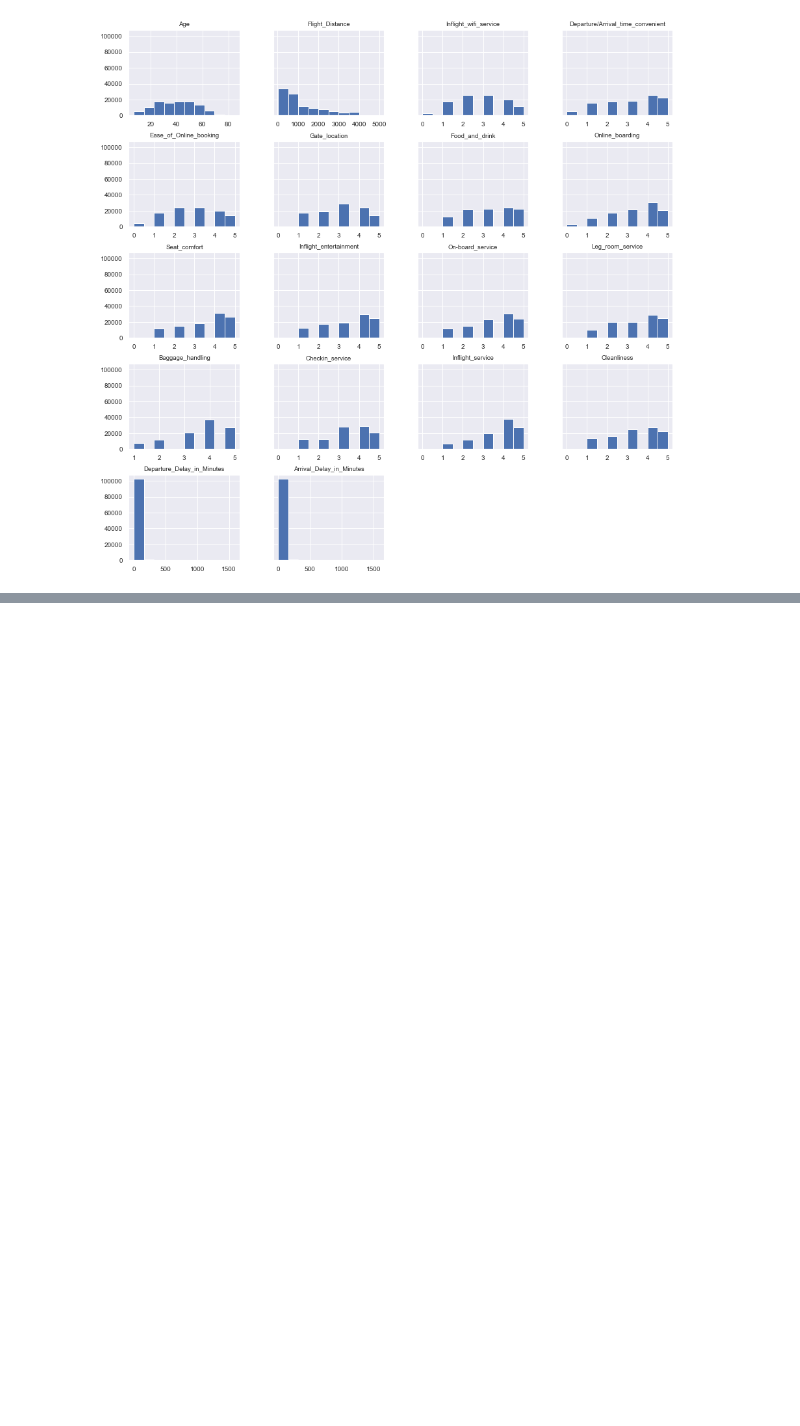
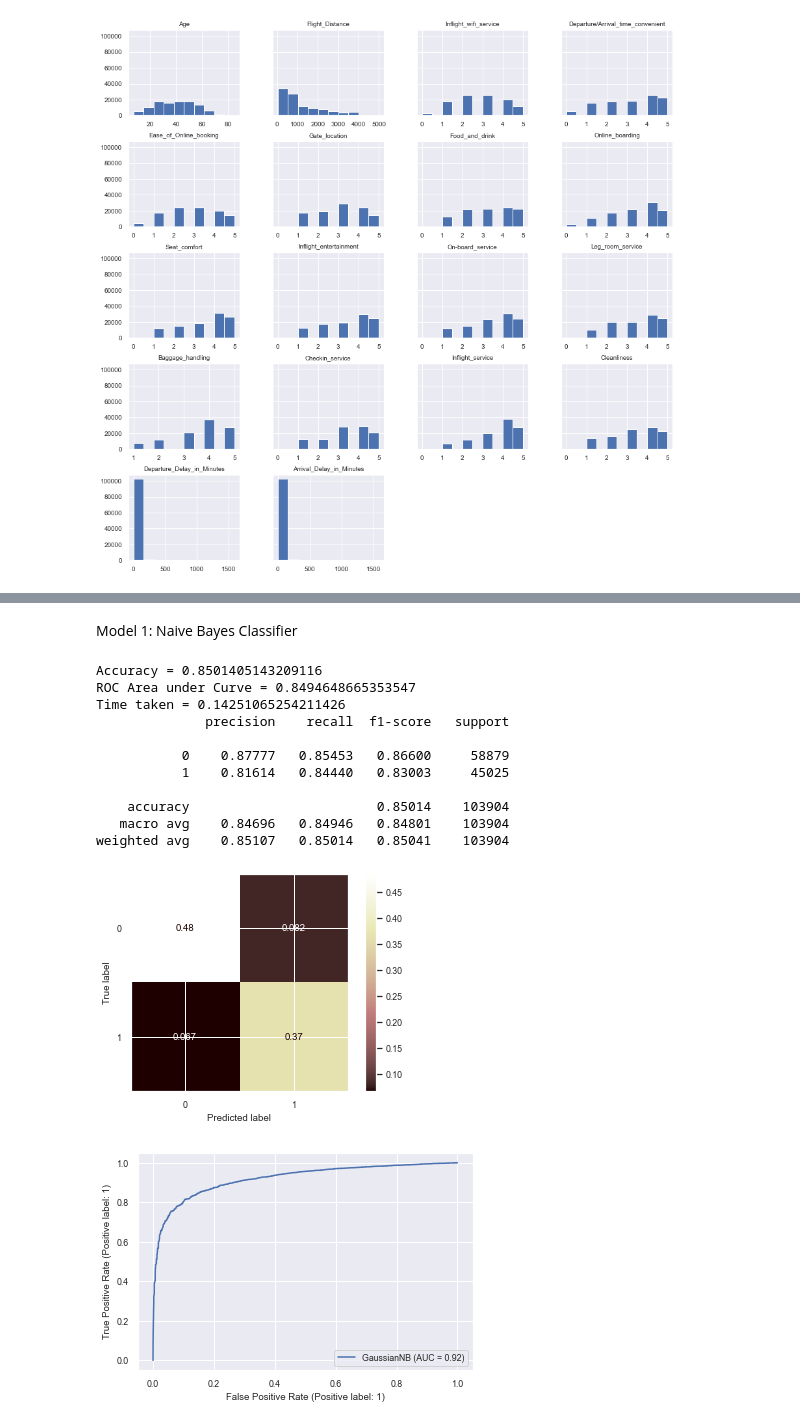
Before and after one commit to speplinski3/G3_Santander_Customer_Satisfaction, a Jupyter notebook: Final_Code.ipynb, the cells around one changed output, grey strips where cells are left out. Drawn from its saved outputs; the diff is of its cells as text; code cells hidden in the pictures; blank space fills up the shorter version.

```diff
--- a/Final_Code.ipynb
+++ b/Final_Code.ipynb
@@ -313,0 +355,3 @@ Higher correlation with satisfaction: Type_of_Travel, Class, Online_boarding, Se
+# %%
+features = ['Type_of_Travel', 'Class', 'Inflight_wifi_service', 'Online_boarding', 'Seat_comfort', 'Inflight_entertainment', 'Leg_room_service']
+target = ['satisfaction']
@@ -313,0 +368,54 @@ Higher correlation with satisfaction: Type_of_Travel, Class, Online_boarding, Se
+# %%
+# Normalize Features
+
+scaler = StandardScaler()
+
+X_train = scaler.fit_transform(X_train)
+
+X_test = scaler.fit_transform(X_test)
+# %%
+#Function for visualizing models
+from sklearn.metrics import accuracy_score, roc_auc_score, classification_report, plot_confusion_matrix, plot_roc_curve
+from matplotlib import pyplot as plt
+
+def run_model(model, X_train, y_train, X_test, y_test, verbose=True):
+    t0=time.time()
+    if verbose == False:
+        model.fit(X_train,y_train.ravel(), verbose=0)
+    else:
+        model.fit(X_train,y_train.ravel())
+    y_pred = model.predict(X_test)
+    accuracy = accuracy_score(y_test, y_pred)
+    roc_auc = roc_auc_score(y_test, y_pred)
+    time_taken = time.time()-t0
+    print("Accuracy = {}".format(accuracy))
+    print("ROC Area under Curve = {}".format(roc_auc))
+    print("Time taken = {}".format(time_taken))
+    print(classification_report(y_test,y_pred,digits=5))
+    plot_confusion_matrix(model, X_test, y_test,cmap=plt.cm.pink, normalize = 'all')
+    plot_roc_curve(model, X_test, y_test)
+
+    return model, accuracy, roc_auc, time_taken
+# %% [markdown]
+Model 1: Naive Bayes Classifier
+# %%
+from sklearn.naive_bayes import GaussianNB
+
+params_nb = {}
+
+model_nb = GaussianNB(**params_nb)
+model_nb, accuracy_nb, roc_auc_nb, tt_nb = run_model(model_nb, X_train, y_train, X_test, y_test)
+# %% [output]
+Accuracy = 0.8501405143209116
+ROC Area under Curve = 0.8494648665353547
+Time taken = 0.14251065254211426
+              precision    recall  f1-score   support
+
+           0    0.87777   0.85453   0.86600     58879
+           1    0.81614   0.84440   0.83003     45025
+
+    accuracy                        0.85014    103904
+   macro avg    0.84696   0.84946   0.84801    103904
+weighted avg    0.85107   0.85014   0.85041    103904
+[figure, added]
+[figure, added]
```
Also changed, not shown: parts of 44 cells of this notebook.
